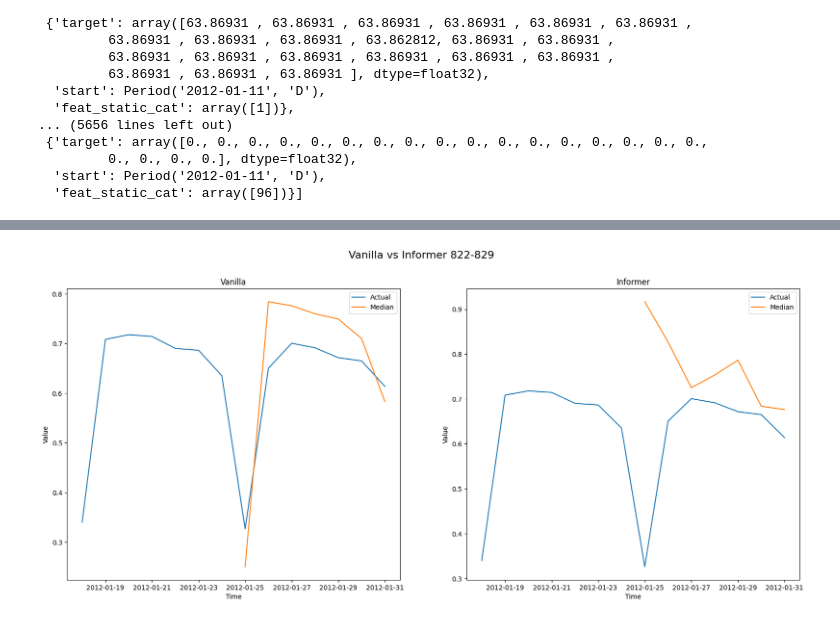
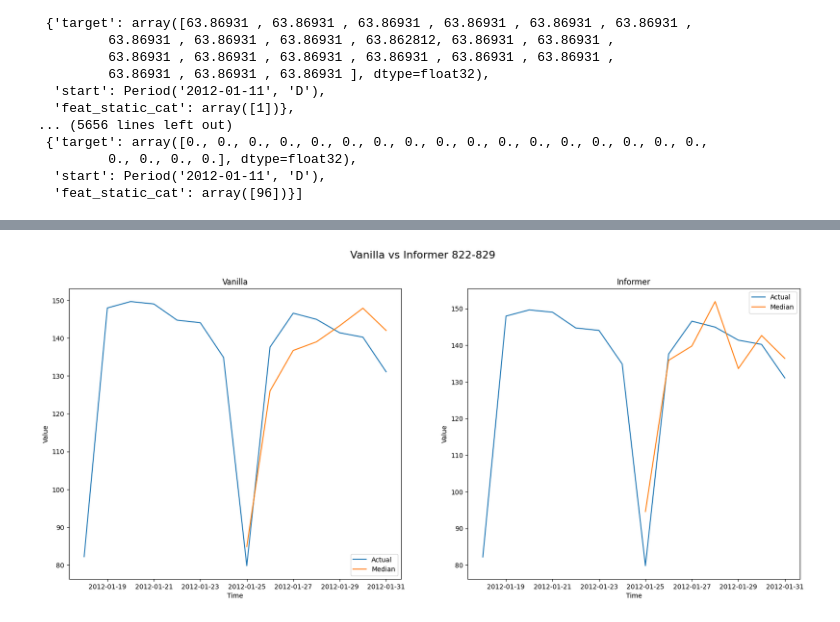
Before and after one commit to DenardYap/time-series-forecasting, a Jupyter notebook: src/playground/transformer_playground_electric.ipynb, the cells around one changed output, grey strips where cells are left out. Drawn from its saved outputs; the diff is of its cells as text; code cells hidden in the pictures.

```diff
--- a/src/playground/transformer_playground_electric.ipynb
+++ b/src/playground/transformer_playground_electric.ipynb
@@ -1657,32 +1643,32 @@ def plot_van_vs_inf(ts_index, vanilla_forecasts, informer_forecasts, save = Fals
     index = pd.period_range(
         start=test_dataset[ts_index][FieldName.START],
         periods=len(test_dataset[ts_index][FieldName.TARGET]),
         freq=freq,
     ).to_timestamp()
     fig, (ax1, ax2) = plt.subplots(nrows=1, ncols=2, figsize=(20, 8))
 
     ax1.plot(index[-2*prediction_length:], test_dataset[ts_index]["target"][-2*prediction_length:],  label='Actual')
 
     ax1.set_title("Vanilla")
     ax1.set_xlabel("Time")
     ax1.set_ylabel("Value")
     ax1.plot(index[-prediction_length:], np.median(vanilla_forecasts[ts_index], axis=0), label = "Median")
     ax1.legend()
 
 
     ax2.plot(index[-2*prediction_length:], test_dataset[ts_index]["target"][-2*prediction_length:],  label='Actual')
 
     ax2.set_title("Informer")
     ax2.set_xlabel("Time")
     ax2.set_ylabel("Value")
     ax2.plot(index[-prediction_length:], np.median(informer_forecasts[ts_index], axis=0), label = "Median")
     ax2.legend()
 
     if save:
         plt.savefig("graph/electric/compare/" + str(ts_index) + "-" + str(int(ts_index) + prediction_length) + ".png")
 
     fig.suptitle("Vanilla vs Informer " + str(ts_index) + "-" + str(int(ts_index) + prediction_length), fontsize=16)
 
-plot_van_vs_inf(822, vanilla_forecasts, informer_forecasts, True)
+plot_van_vs_inf(822, vanilla_forecasts_ev, informer_forecasts_ev, True)
 # %% [output]
-[figure, old version]
+[figure, new version]
```
Also changed, not shown: parts of 40 cells of this notebook, 12 other files.
